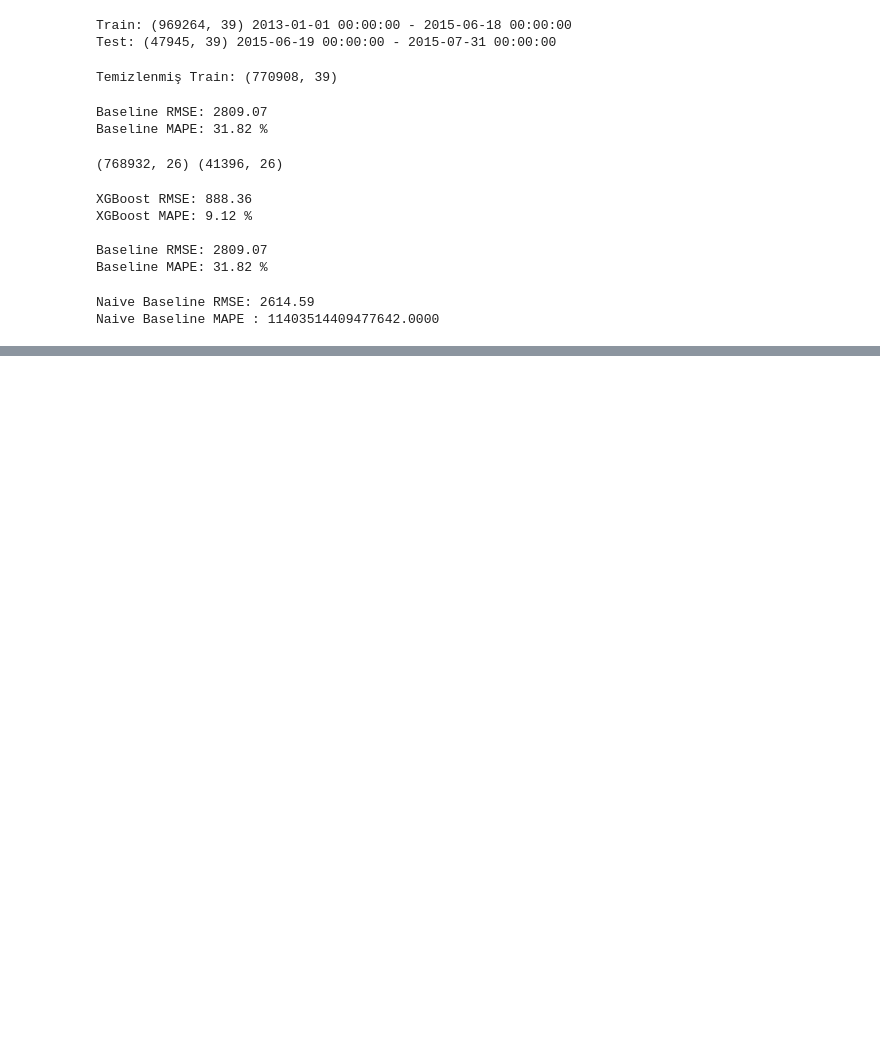
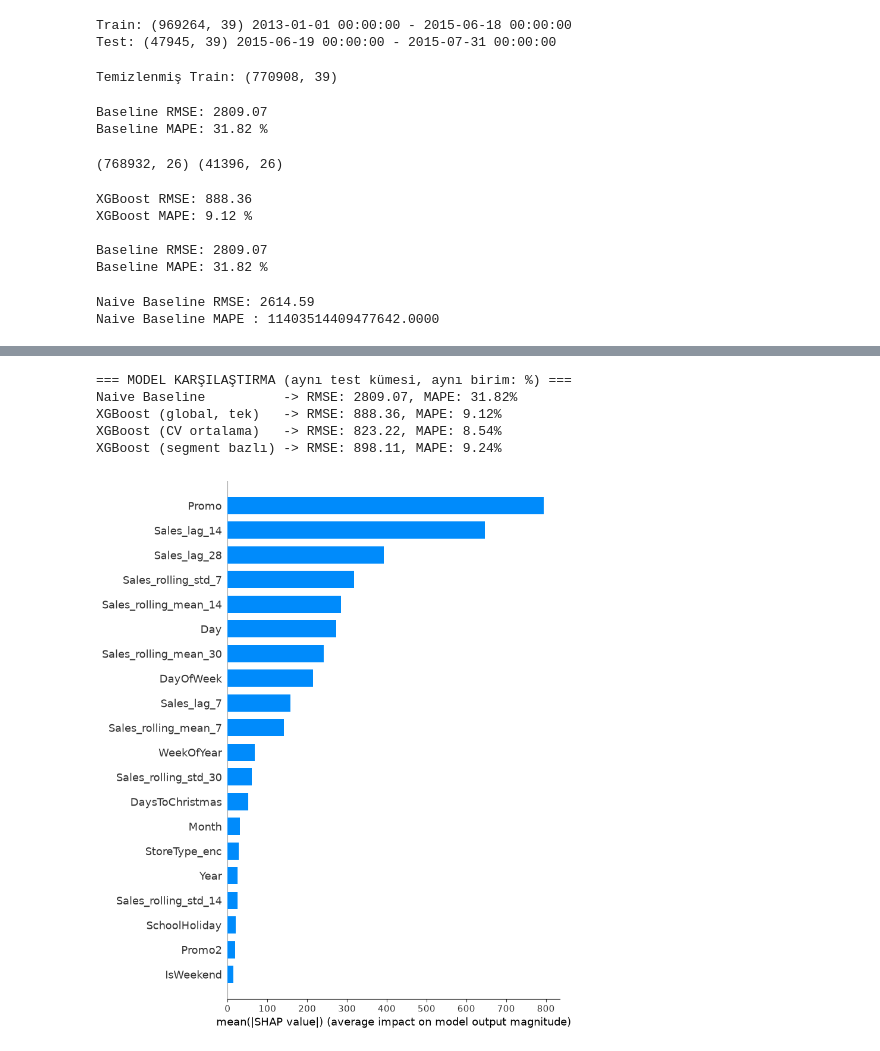
Before and after one commit to haruny117/talep-tahmini-projesi, a Jupyter notebook: notebook/01_eda.ipynb, the cells around one changed output, grey strips where cells are left out. Cells and saved outputs as stored; diff of their text form; code cells hidden in the pictures; blank space fills up the shorter version.

```diff
--- a/notebook/01_eda.ipynb
+++ b/notebook/01_eda.ipynb
@@ -730,0 +657,24 @@ print(prophet.__version__)
+# %%
+print('=== MODEL KARŞILAŞTIRMA (aynı test kümesi, aynı birim: %) ===')
+print(f'Naive Baseline          -> RMSE: {round(baseline_rmse,2)}, MAPE: {round(baseline_mape,2)}%')
+print(f'XGBoost (global, tek)   -> RMSE: {round(xgb_rmse,2)}, MAPE: {round(xgb_mape,2)}%')
+print(f'XGBoost (CV ortalama)   -> RMSE: {round(np.mean(cv_rmse_scores),2)}, MAPE: {round(np.mean(cv_mape_scores),2)}%')
+print(f'XGBoost (segment bazlı) -> RMSE: {round(segment_overall_rmse,2)}, MAPE: {round(segment_overall_mape,2)}%')
+# %% [output]
+=== MODEL KARŞILAŞTIRMA (aynı test kümesi, aynı birim: %) ===
+Naive Baseline          -> RMSE: 2809.07, MAPE: 31.82%
+XGBoost (global, tek)   -> RMSE: 888.36, MAPE: 9.12%
+XGBoost (CV ortalama)   -> RMSE: 823.22, MAPE: 8.54%
+XGBoost (segment bazlı) -> RMSE: 898.11, MAPE: 9.24%
+# %%
+import shap
+
+explainer = shap.TreeExplainer(model)
+
+# Hız için test setinden 2000 satırlık bir örnek alıyoruz, SHAP tüm veri üzerinde çok yavaş çalışır
+X_test_sample = X_test.sample(2000, random_state=42)
+shap_values = explainer.shap_values(X_test_sample)
+
+shap.summary_plot(shap_values, X_test_sample, plot_type='bar')
+# %% [output]
+[figure, added]
```
Also changed, not shown: parts of 28 cells of this notebook.
